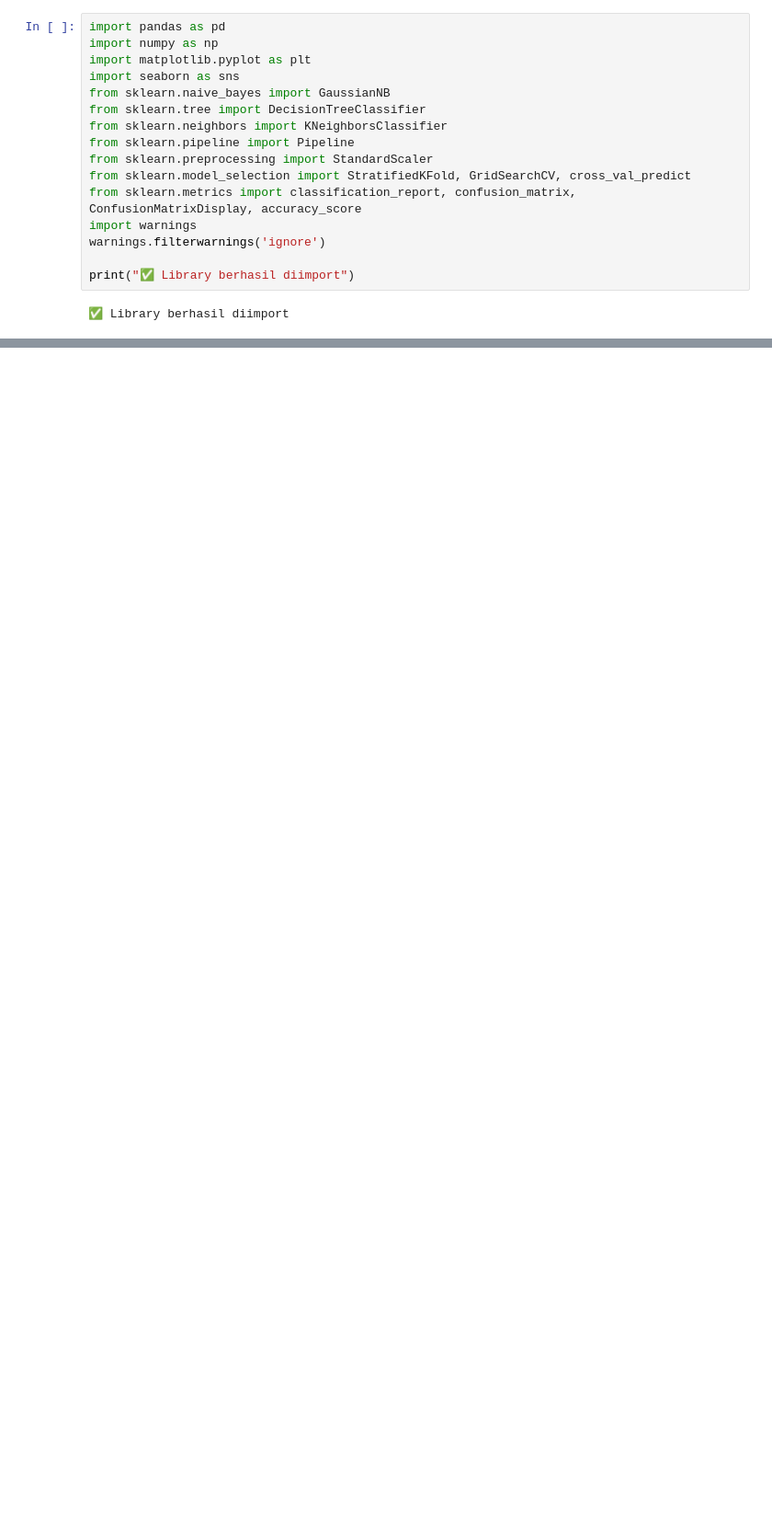
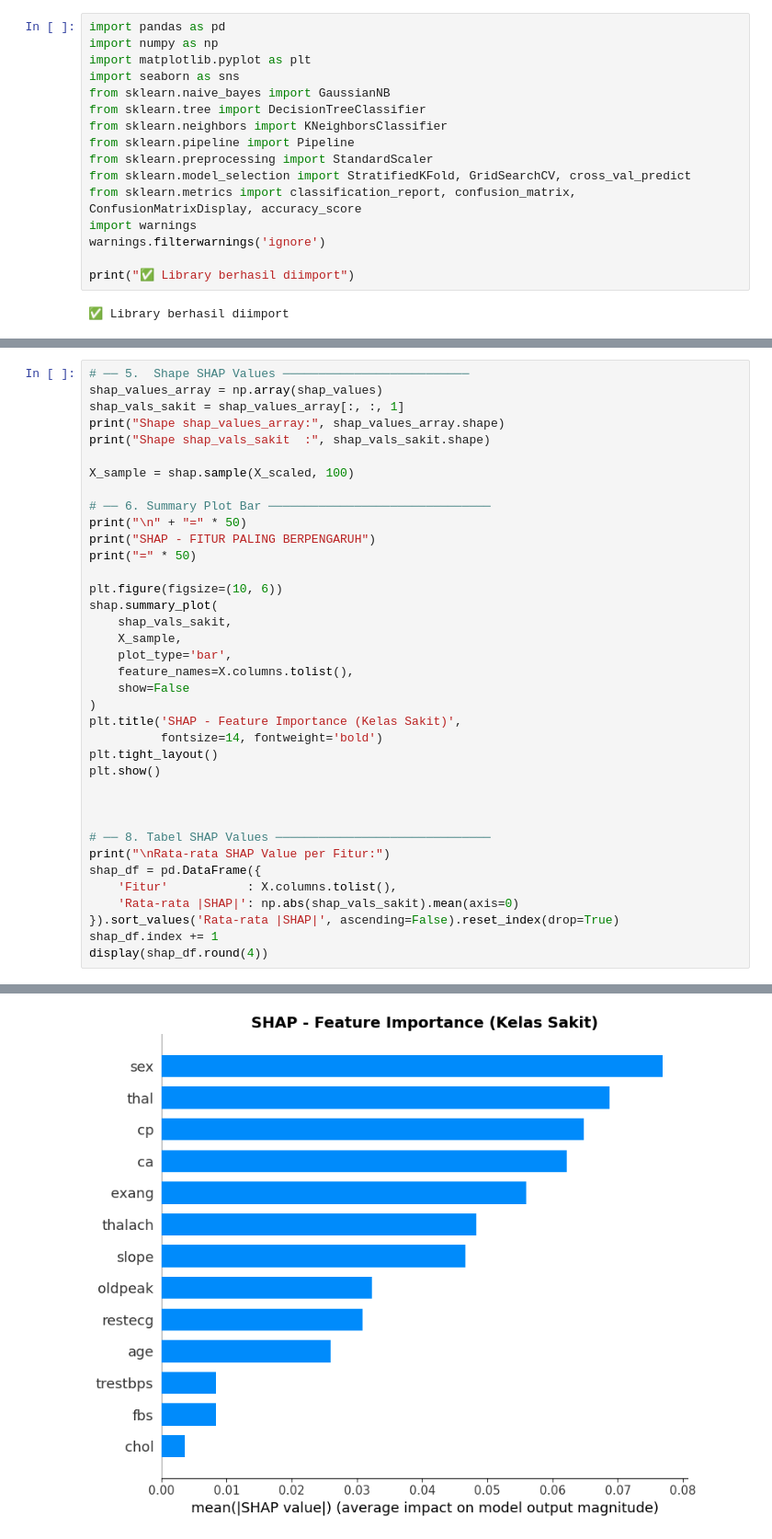
Before and after one commit to Farel-hagasa/early-detection-of-heart-disease-with-machine-learning, a Jupyter notebook: heart_desease.ipynb, the cells around one changed output, grey strips where cells are left out. Shown at 92% size. Drawn from its saved outputs; the diff is of its cells as text; blank space fills up the shorter version.

```diff
--- a/heart_desease.ipynb
+++ b/heart_desease.ipynb
@@ -208,0 +948,38 @@ Distribusi Target:
+# %%
+# ── 5.  Shape SHAP Values ──────────────────────────
+shap_values_array = np.array(shap_values)
+shap_vals_sakit = shap_values_array[:, :, 1]
+print("Shape shap_values_array:", shap_values_array.shape)
+print("Shape shap_vals_sakit  :", shap_vals_sakit.shape)
+
+X_sample = shap.sample(X_scaled, 100)
+
+# ── 6. Summary Plot Bar ───────────────────────────────
+print("\n" + "=" * 50)
+print("SHAP - FITUR PALING BERPENGARUH")
+print("=" * 50)
+
+plt.figure(figsize=(10, 6))
+shap.summary_plot(
+    shap_vals_sakit,
+    X_sample,
+    plot_type='bar',
+    feature_names=X.columns.tolist(),
+    show=False
+)
+plt.title('SHAP - Feature Importance (Kelas Sakit)',
+          fontsize=14, fontweight='bold')
+plt.tight_layout()
+plt.show()
+
+
+
+# ── 8. Tabel SHAP Values ──────────────────────────────
+print("\nRata-rata SHAP Value per Fitur:")
+shap_df = pd.DataFrame({
+    'Fitur'           : X.columns.tolist(),
+    'Rata-rata |SHAP|': np.abs(shap_vals_sakit).mean(axis=0)
+}).sort_values('Rata-rata |SHAP|', ascending=False).reset_index(drop=True)
+shap_df.index += 1
+display(shap_df.round(4))
+# %% [output]
@@ -208,0 +992 @@ Distribusi Target:
+[figure, added]
```
Also changed, not shown: parts of 26 cells of this notebook.
